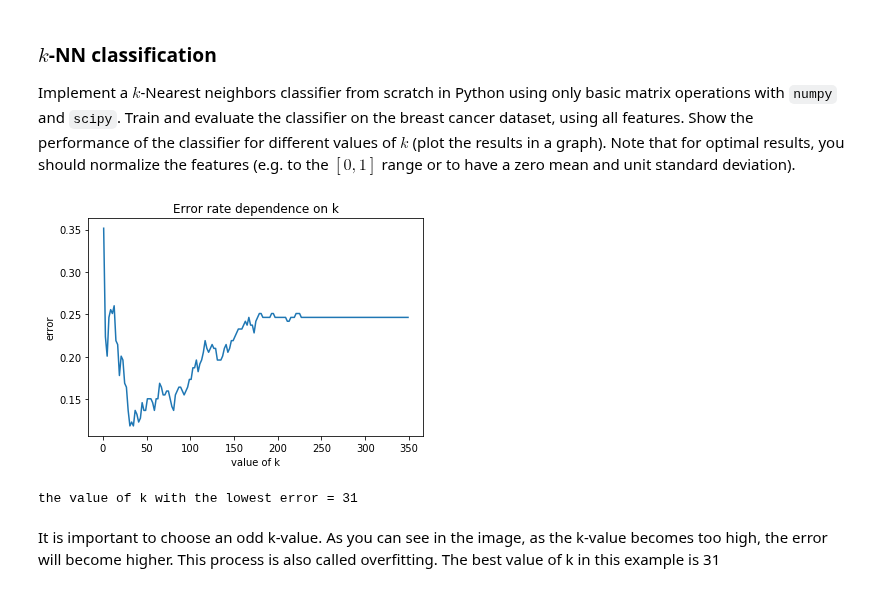
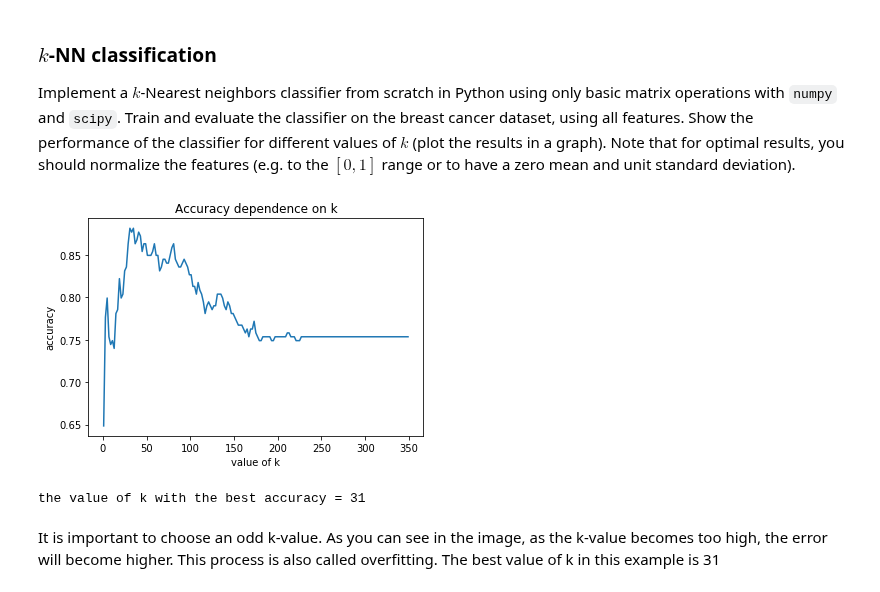
Before and after one commit to ndkruif/8dm40-machine-learning, a Jupyter notebook: practicals/week_1_new.ipynb, the cells around one changed output. Drawn from its saved outputs; the diff is of its cells as text; code cells hidden in the pictures.

```diff
--- a/practicals/week_1_new.ipynb
+++ b/practicals/week_1_new.ipynb
@@ -186,44 +186,43 @@ x = breast_cancer.data[:]
 
 # normalize the data
 max_ft = np.zeros(x.shape[1])           #create vector max_ft
 for ii in range (0,x.shape[1]):
     max_ft[ii] = np.max(x[:,ii])        #try to make this an array of all max values and compute the normalized data in a matrix division
 
 x_norm = x*(1/max_ft)
 
 
 X_train = x_norm[:350] #CHANGE BACK TO 350
 y_train = breast_cancer.target[:350, np.newaxis]
 X_test = x_norm[350:]
 y_test = breast_cancer.target[350:, np.newaxis]
 
-dict_of_errors ={}
+dict_of_acc ={}
 
 # the value of k needs always to be an odd number
 for k in range(1,X_train.shape[0]+1,2):        #len(X_train)+1,
     predicted_labels = kNN_test(X_train, X_test, y_train, y_test, k)
     #calculates the error of every k
     #knn_error = error_squared(y_test,predicted_labels)
     predictionmeasure = predicted_labels ==y_test.T #whuch predictions were true or false
     right = sum(sum(predictionmeasure))  #nr of correct predictions
-    error1 = len(y_test)-right #nr of false predictions
-    knn_error = error1/len(y_test)
-    dict_of_errors[k]=knn_error
+    accuracy = right/len(y_test)
+    dict_of_acc[k]=accuracy
 
 # It plots all the errors (y-as) against the k value's (x-as)
-plt.plot(list(dict_of_errors.keys()), list(dict_of_errors.values()))
+plt.plot(list(dict_of_acc.keys()), list(dict_of_acc.values()))
 plt.xlabel('value of k')
-plt.ylabel('error')
-plt.title('Error rate dependence on k')
+plt.ylabel('accuracy')
+plt.title('Accuracy dependence on k')
 plt.show()
 
 # It will print the value of K with the lowest error
-whichK = sorted(dict_of_errors.items(), key=operator.itemgetter(1))
+whichK = sorted(dict_of_acc.items(), key=operator.itemgetter(1), reverse=True)
 bestKvalue = whichK[0][0]
-print("the value of k with the lowest error =", bestKvalue)
+print("the value of k with the best accuracy =", bestKvalue)
 # %% [output]
-[figure, old version]
+[figure, new version]
-the value of k with the lowest error = 31
+the value of k with the best accuracy = 31
 # %% [markdown]
 It is important to choose an odd k-value.
 As you can see in the image, as the k-value becomes too high, the error
```
